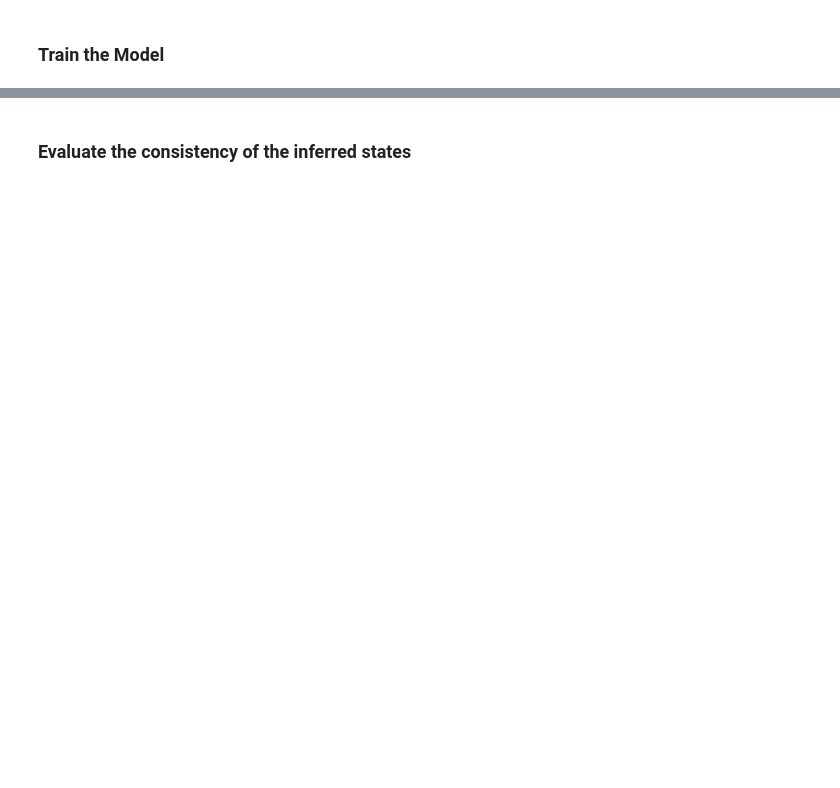
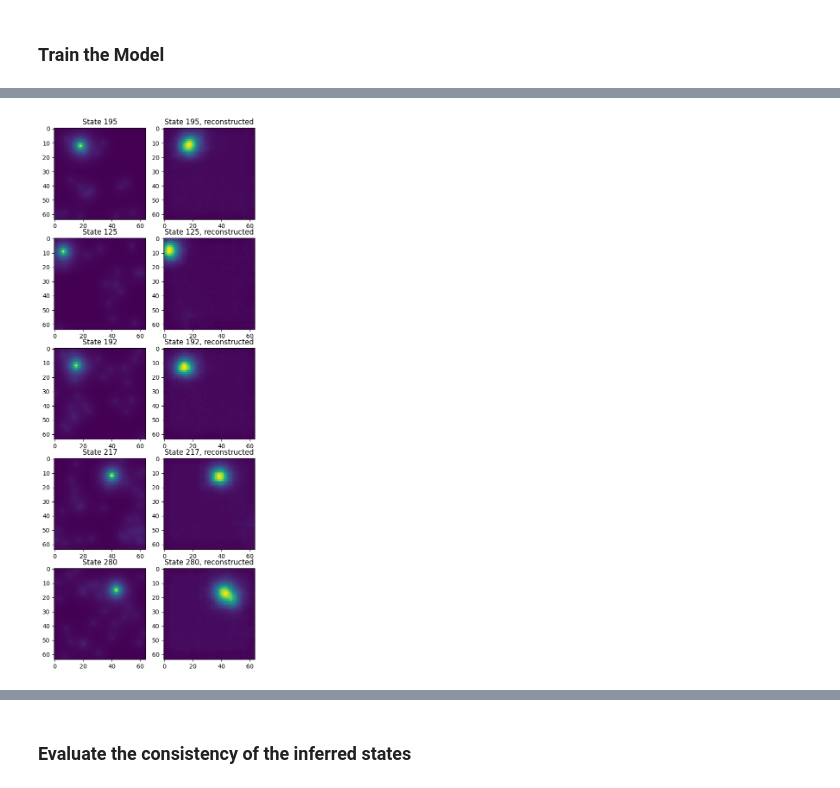
Before and after one commit to nicktfranklin/StateInference, a Jupyter notebook: notebooks/State Inference - FSQ VAE.ipynb, the cells around one changed output, grey strips where cells are left out. Cells and saved outputs as stored; diff of their text form; code cells hidden in the pictures; blank space fills up the shorter version.

```diff
--- a/notebooks/State Inference - FSQ VAE.ipynb
+++ b/notebooks/State Inference - FSQ VAE.ipynb
@@ -227,7 +224,7 @@ from value_iteration.models.agents.random_vae_agent import RandomVaeAgent
 from value_iteration.models.agents.training.rollout_data import RolloutBuffer
 
 # Initialize the random agent with a state inference model
-vae_model = load_fsq_vae_from_yaml(MODEL_CONFIG_FILE,TASK_CONFIG_FILE).to(DEVICE)
+vae_model = StateFSQVAE.load_from_config(MODEL_CONFIG_FILE,TASK_CONFIG_FILE).to(DEVICE)
 random_agent = RandomVaeAgent(task, vae_model)
 
 # Create a buffer to collect rollouts
@@ -263,7 +258,7 @@ AttributeError: 'StateFSQVAE' object has no attribute 'z_layers'
 # ### Model + Training Parameters
 # model_config = parse_model_config(MODEL_NAME, MODEL_CONFIG_FILE)
 
-vae_model = load_vae_from_yaml(MODEL_CONFIG_FILE,TASK_CONFIG_FILE).to(DEVICE)
+vae_model = StateFSQVAE.load_from_config(MODEL_CONFIG_FILE,TASK_CONFIG_FILE).to(DEVICE)
 print(vae_model)
 total_params = sum(p.numel() for p in vae_model.parameters())
 print(f"Number of parameters: {total_params}")
@@ -290,22 +285,23 @@ Number of parameters: 1816609
 from collections import Counter
 
 # check the untrained loss
-vae_model = load_vae_from_yaml(MODEL_CONFIG_FILE,TASK_CONFIG_FILE).to(DEVICE)
+vae_model = StateFSQVAE.load_from_config(MODEL_CONFIG_FILE,TASK_CONFIG_FILE).to(DEVICE)
 vae_model.diagnose_loss(next(iter(train_loader)))
 
 n_states = []
 for ii in range(10):
-    vae_model = load_vae_from_yaml(MODEL_CONFIG_FILE,TASK_CONFIG_FILE).to(DEVICE)
+    vae_model = StateFSQVAE.load_from_config(MODEL_CONFIG_FILE,TASK_CONFIG_FILE).to(DEVICE)
 
 
     with torch.no_grad():
-        (logits, z), x_hat = vae_model(next(iter(test_loader)).to(DEVICE).float())
+        states = vae_model.get_states(next(iter(test_loader)).to(DEVICE).float())
+        # (logits, z), x_hat = vae_model(next(iter(test_loader)).to(DEVICE).float())
 
         # convert to integers
-        z = torch.argmax(z, 2).detach().cpu().numpy()
+        # z = torch.argmax(z, 2).detach().cpu().numpy()
 
         # make into a state tuple
-        states = [tuple(z0) for z0 in z]
+        # states = [tuple(z0) for z0 in z]
     n_states.append(len(Counter(states)))
 
 print(f"Number of Unique states in test set {np.mean(n_states)}")
@@ -317,7 +313,7 @@ Number of Unique states in test set 1039.6
 N_EPOCHS = 20
 LR = 1e-3
 
-vae_model = load_vae_from_yaml(MODEL_CONFIG_FILE,TASK_CONFIG_FILE).to(DEVICE)
+vae_model = StateFSQVAE.load_from_config(MODEL_CONFIG_FILE,TASK_CONFIG_FILE).to(DEVICE)
 
 optim = torch.optim.AdamW(vae_model.parameters(), lr=LR)
 
@@ -327,18 +363,20 @@ vae_model.diagnose_loss(next(iter(train_loader)))
 # %%
 vae_model.eval()
-s = np.random.randint(0, vae_model.z_dim * vae_model.z_layers)
+s = np.random.randint(0, vae_model.codebook_size)
 ii = 0
 fig, axes = plt.subplots(5, 2, figsize=(6, 16))
 for s in range(5):
     s = np.random.randint(400)
     _, X_hat = vae_model(test_obs[s, :].to(DEVICE))
 
     axes[ii][0].imshow(convert_float_to_8bit(test_obs[s, :].cpu().squeeze()))
     axes[ii][1].imshow(convert_float_to_8bit(X_hat.squeeze().detach().cpu()).numpy())
     axes[ii][0].set_title(f"State {s}")
     axes[ii][1].set_title(f"State {s}, reconstructed")
 
     ii += 1
+# %% [output]
+[figure, added]
 # %%
 import torch.nn.functional as F
 
```
Also changed, not shown: parts of 28 cells of this notebook, 1 other file.
